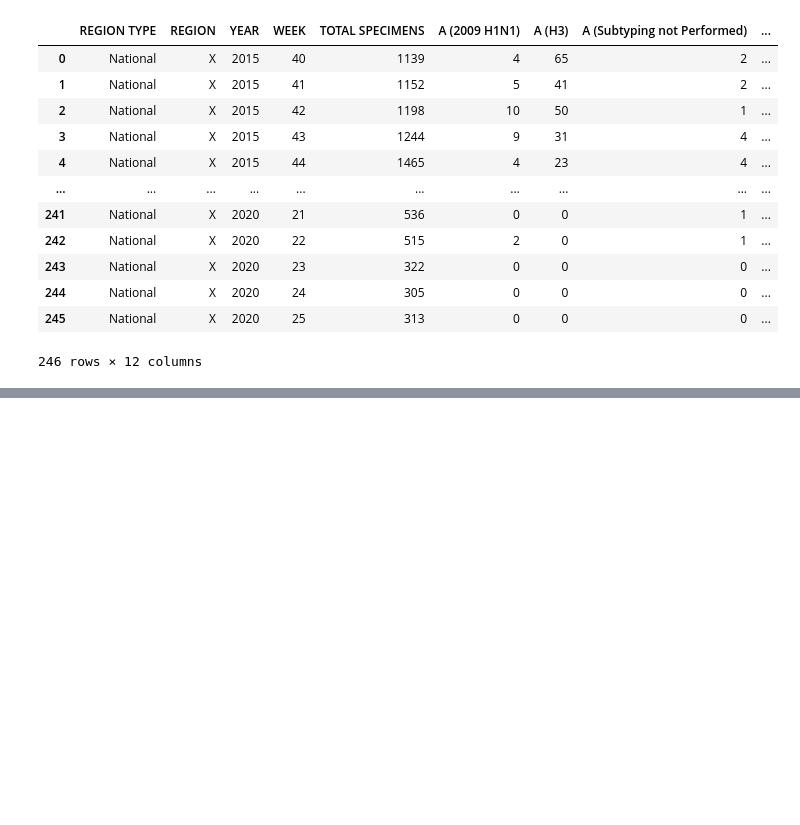
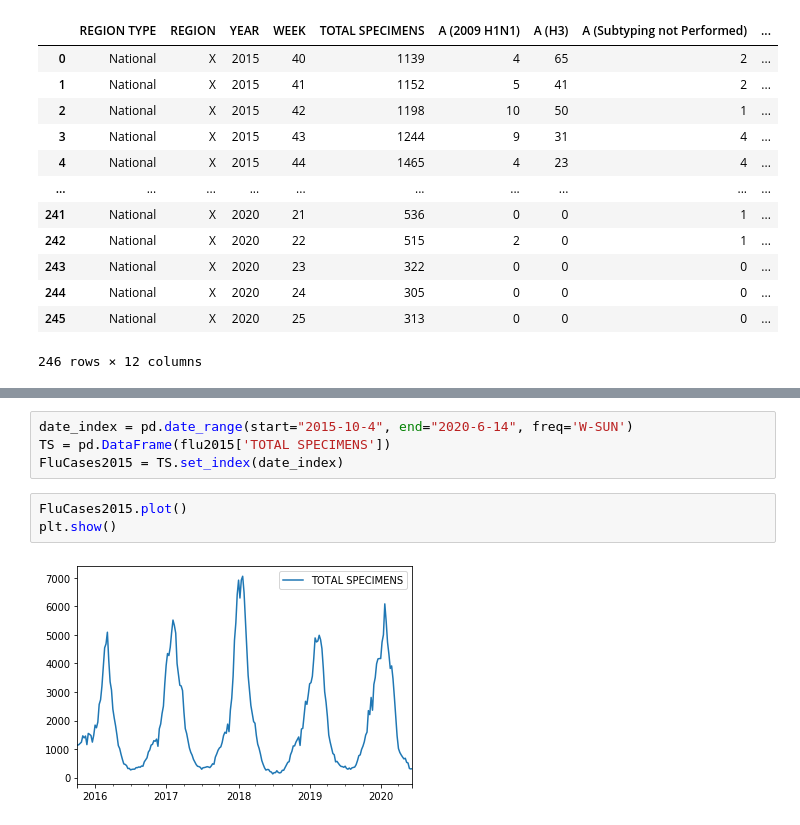
Before and after one commit to mjwolfe91/QTW-CaseStudy4, a Jupyter notebook: FluForecasting.ipynb, the cells around one changed output, grey strips where cells are left out. Saved outputs shown, nothing was run; the diff lists cells and outputs as text; blank space fills up the shorter version.

```diff
--- a/FluForecasting.ipynb
+++ b/FluForecasting.ipynb
@@ -38,0 +68,9 @@ flu2010
+# %%
+date_index = pd.date_range(start="2015-10-4", end="2020-6-14", freq='W-SUN')
+TS = pd.DataFrame(flu2015['TOTAL SPECIMENS'])
+FluCases2015 = TS.set_index(date_index)
+# %%
+FluCases2015.plot()
+plt.show()
+# %% [output]
+[figure, added]
```
Also changed, not shown: parts of 10 cells of this notebook.
